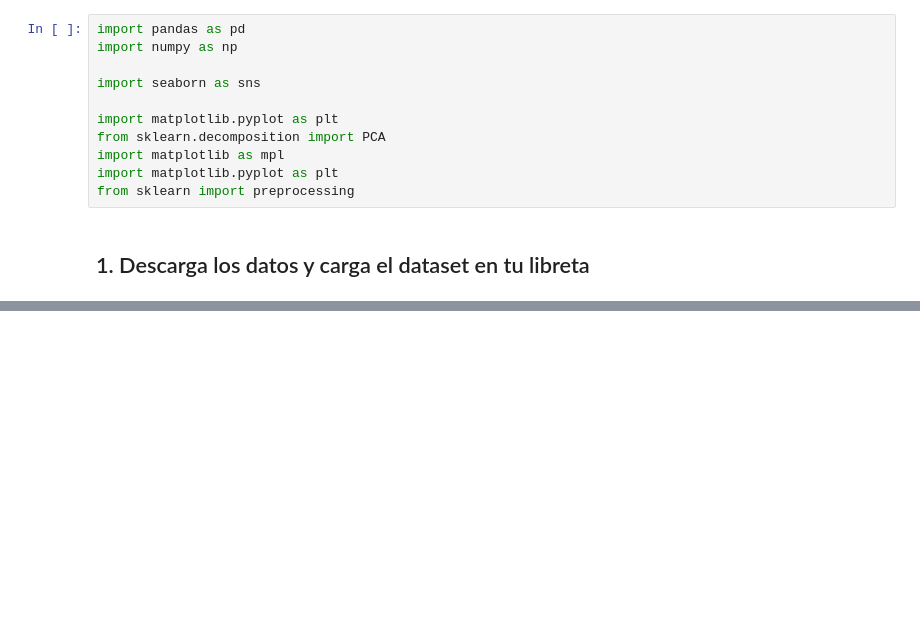
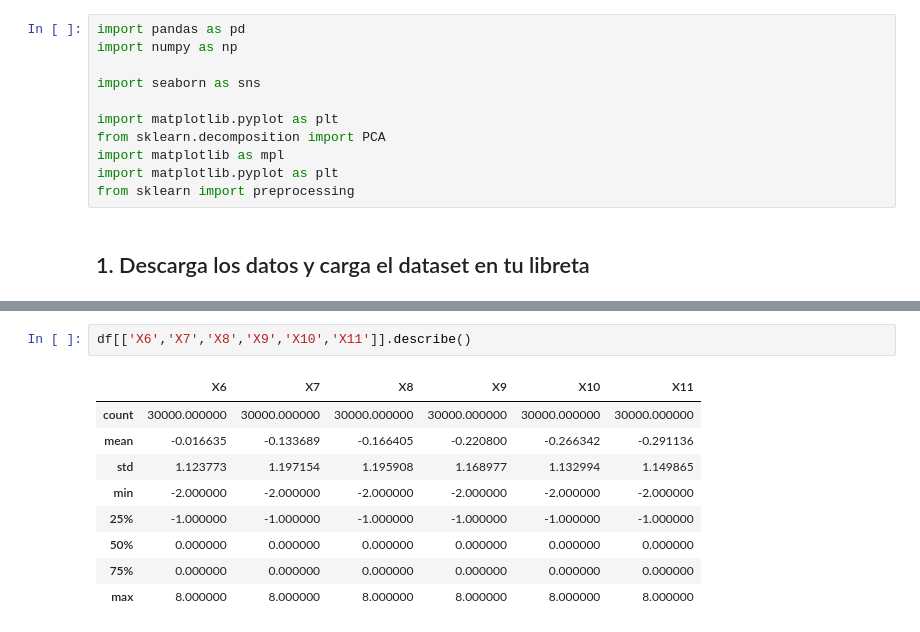
Before and after one commit to PosgradoMNA/actividades-de-aprendizaje-jeesperon, a Jupyter notebook: Act_Sem6_visualización_a01372413.ipynb, the cells around one changed output, grey strips where cells are left out. Drawn from its saved outputs; the diff is of its cells as text; blank space fills up the shorter version.

```diff
--- a/Act_Sem6_visualización_a01372413.ipynb
+++ b/Act_Sem6_visualización_a01372413.ipynb
@@ -25,0 +150,12 @@ from sklearn import preprocessing
+# %%
+df[['X6','X7','X8','X9','X10','X11']].describe()
+# %% [output]
+|  | X6 | X7 | X8 | X9 | X10 | X11 |
+| count | 30000.000000 | 30000.000000 | 30000.000000 | 30000.000000 | 30000.000000 | 30000.000000 |
+| mean | -0.016635 | -0.133689 | -0.166405 | -0.220800 | -0.266342 | -0.291136 |
+| std | 1.123773 | 1.197154 | 1.195908 | 1.168977 | 1.132994 | 1.149865 |
+| min | -2.000000 | -2.000000 | -2.000000 | -2.000000 | -2.000000 | -2.000000 |
+| 25% | -1.000000 | -1.000000 | -1.000000 | -1.000000 | -1.000000 | -1.000000 |
+| 50% | 0.000000 | 0.000000 | 0.000000 | 0.000000 | 0.000000 | 0.000000 |
+| 75% | 0.000000 | 0.000000 | 0.000000 | 0.000000 | 0.000000 | 0.000000 |
+| max | 8.000000 | 8.000000 | 8.000000 | 8.000000 | 8.000000 | 8.000000 |
```
Also changed, not shown: parts of 20 cells of this notebook.
